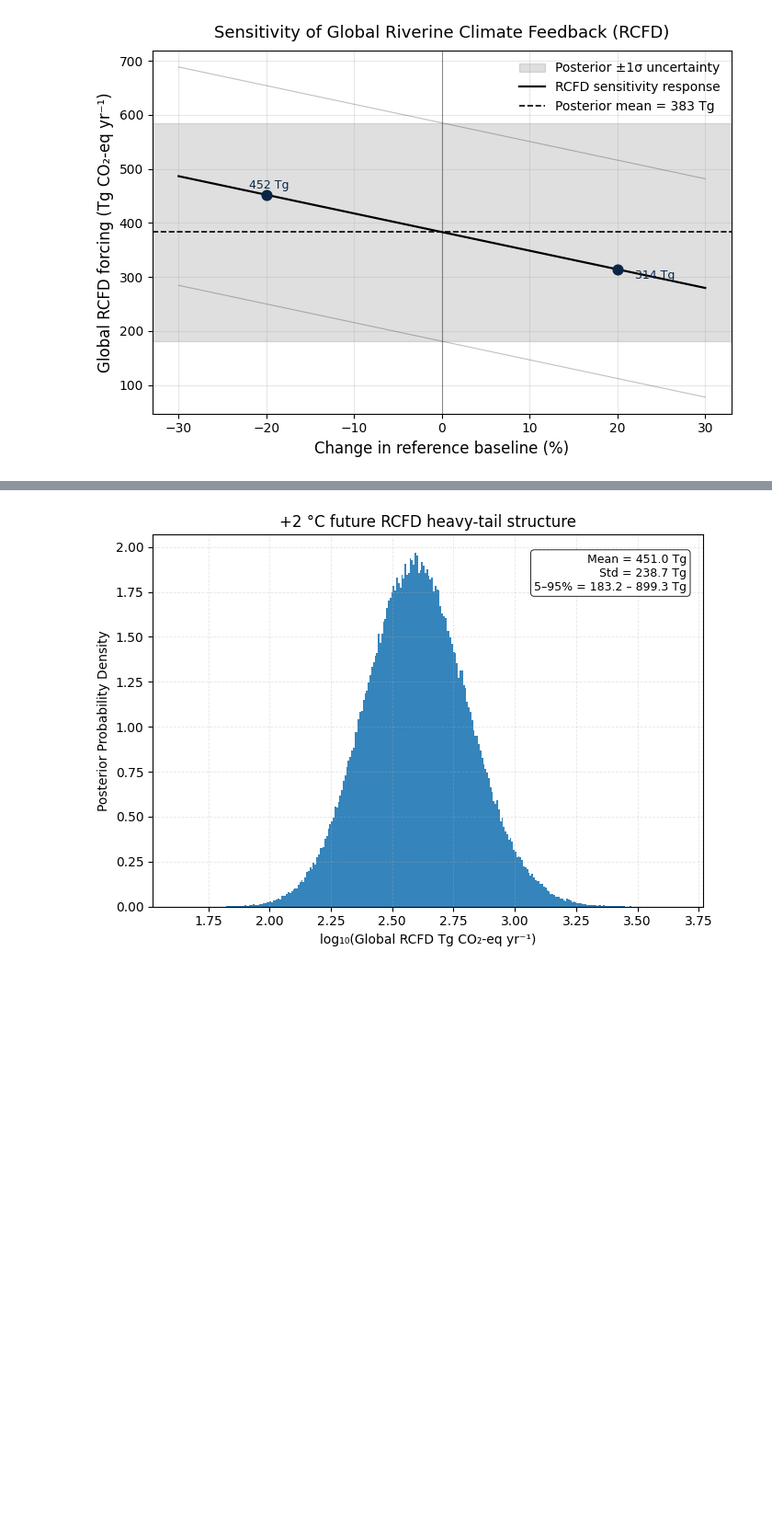
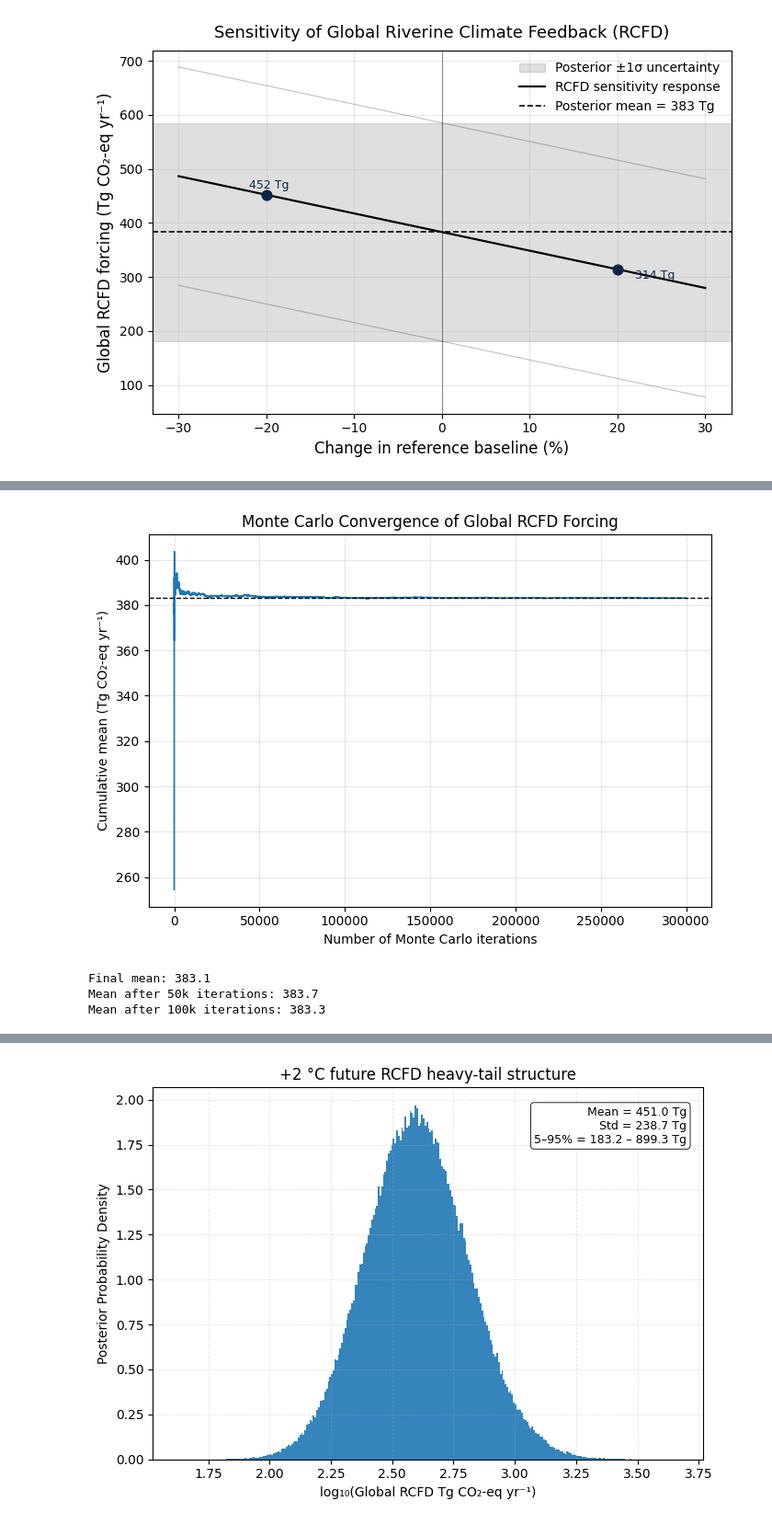
Before and after one commit to AbhigyanPandey08/Climate-Change-Greenhouse-Gas-Hypoxia-2026-Nature, a Jupyter notebook: Naturefiguresipynb.ipynb, the cells around one changed output, grey strips where cells are left out. Shown at 92% size. Saved outputs shown, nothing was run; the diff lists cells and outputs as text; code cells hidden in the pictures; blank space fills up the shorter version.

```diff
--- a/Naturefiguresipynb.ipynb
+++ b/Naturefiguresipynb.ipynb
@@ -211,0 +266,23 @@ Std  = 203.1
+# %%
+# Monte Carlo Convergence Test
+# Cumulative mean convergence
+cumulative_mean = np.cumsum(F_global_Tg) / np.arange(1, N+1)
+plt.figure(figsize=(7,5))
+plt.plot(cumulative_mean, lw=1.2)
+plt.axhline(np.mean(F_global_Tg), color='black', linestyle='--', lw=1)
+plt.xlabel("Number of Monte Carlo iterations")
+plt.ylabel("Cumulative mean (Tg CO₂-eq yr⁻¹)")
+plt.title("Monte Carlo Convergence of Global RCFD Forcing")
+plt.grid(alpha=0.3)
+plt.tight_layout()
+plt.savefig("RCFD_Convergence_Test_600dpi.png", dpi=600)
+plt.show()
+# Stabilization check
+print("Final mean:", round(np.mean(F_global_Tg),1))
+print("Mean after 50k iterations:", round(np.mean(F_global_Tg[:50000]),1))
+print("Mean after 100k iterations:", round(np.mean(F_global_Tg[:100000]),1))
+# %% [output]
+[figure, added]
+Final mean: 383.1
+Mean after 50k iterations: 383.7
+Mean after 100k iterations: 383.3
```
Also changed, not shown: parts of 11 cells of this notebook.
